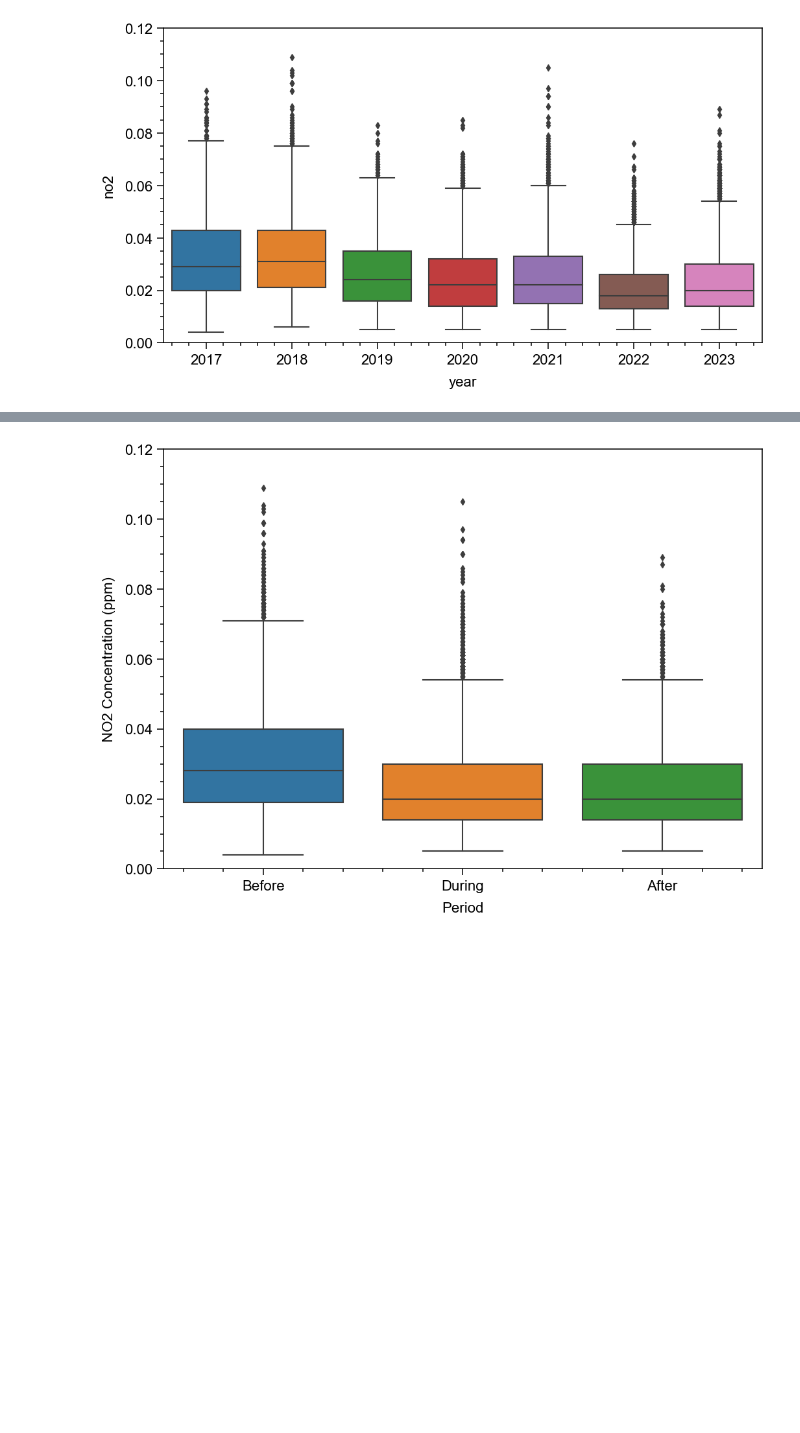
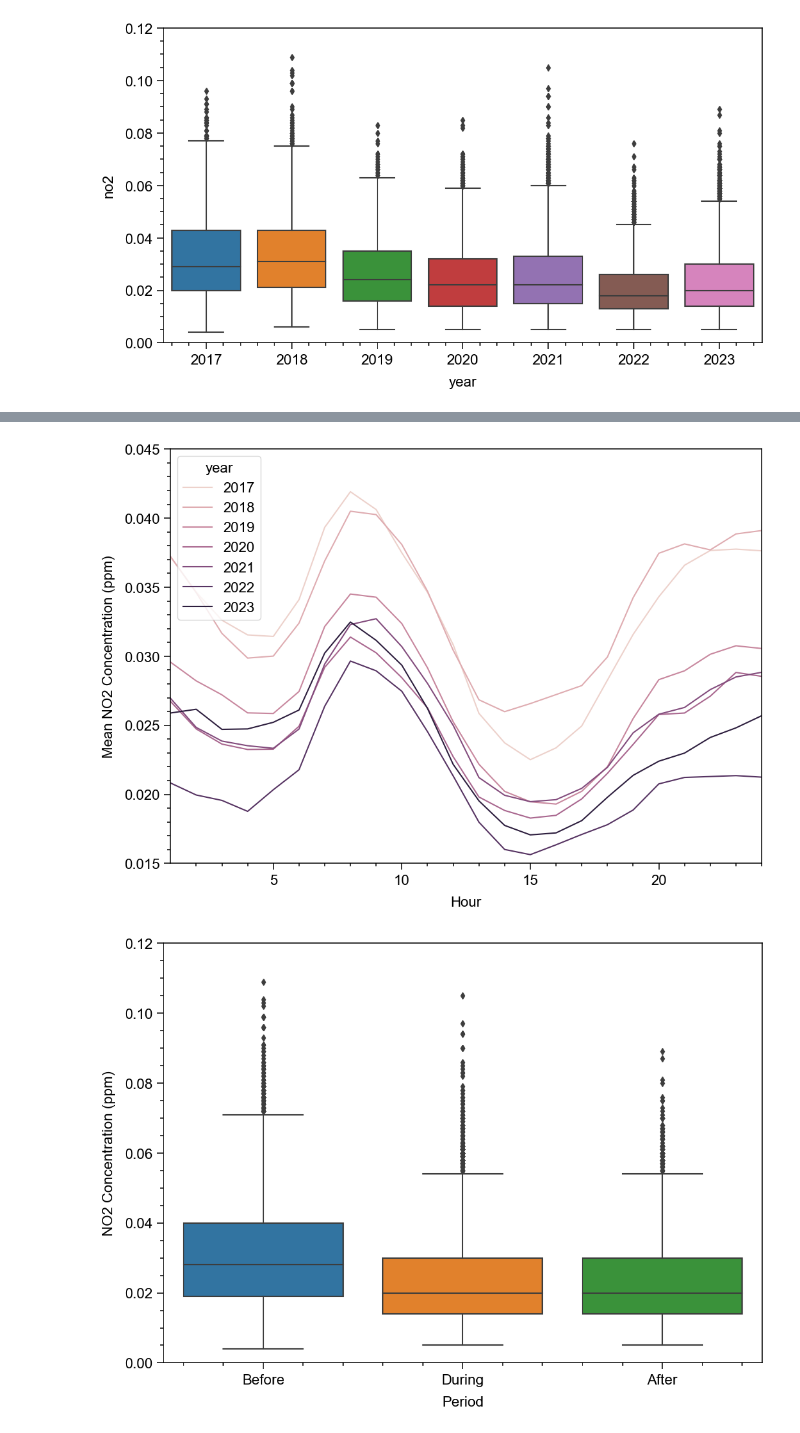
Before and after one commit to icymint8/gangnamair, a Jupyter notebook: bunseok.ipynb, the cells around one changed output, grey strips where cells are left out. Saved outputs shown, nothing was run; the diff lists cells and outputs as text; code cells hidden in the pictures; blank space fills up the shorter version.

```diff
--- a/bunseok.ipynb
+++ b/bunseok.ipynb
@@ -99 +112,11 @@ plt.show()
+# %%
+# 연도별로 일변동 그려봄
+plt.figure(figsize=(12, 8))
+sns.lineplot(whole_df, x='hour', y='no2', hue='year', errorbar=None)
+plt.xlim(1, 24)
+plt.xlabel('Hour')
+plt.ylabel('Mean NO2 Concentration (ppm)')
+plt.show()
+# %% [output]
+[figure, added]
 # %%
```
Also changed, not shown: parts of 22 cells of this notebook, 1 other file.
